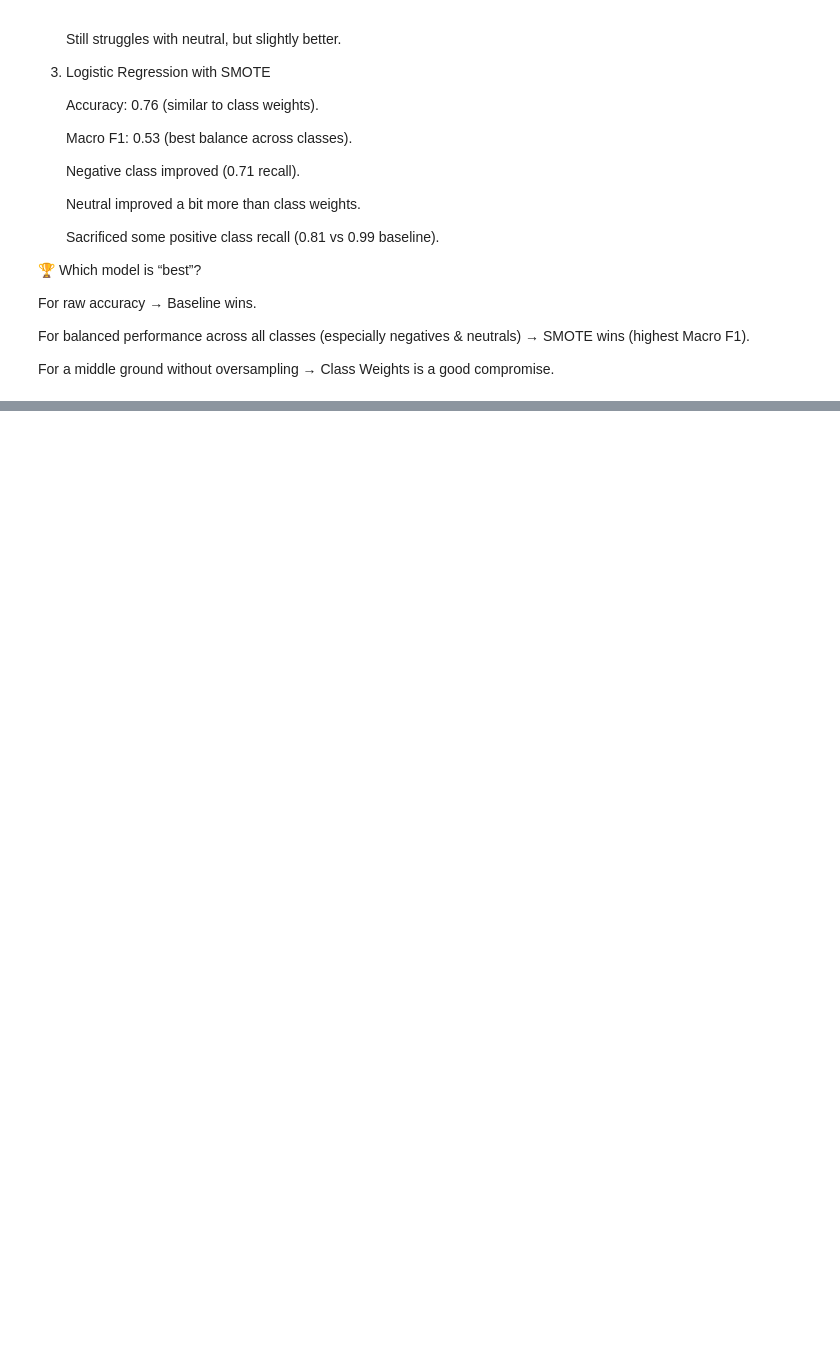
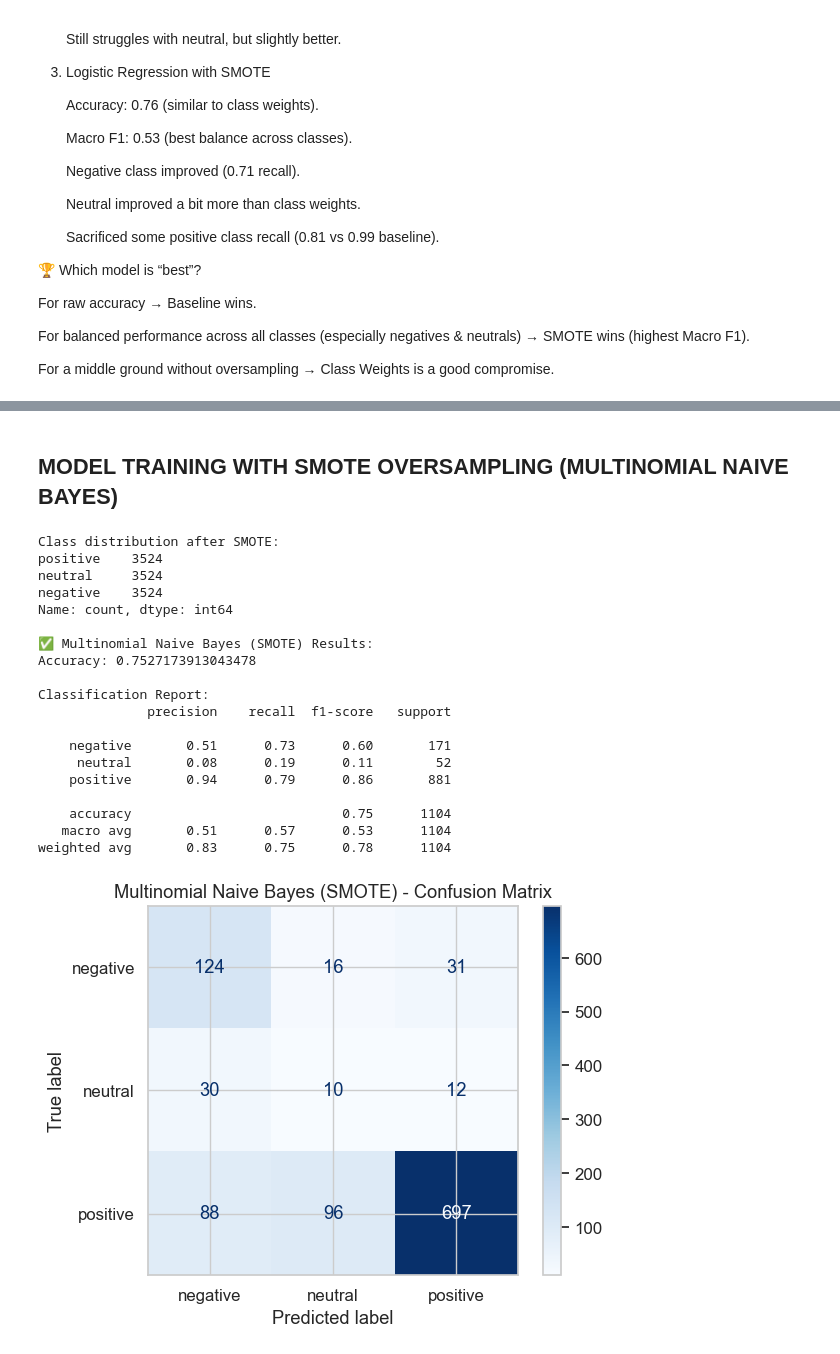
Before and after one commit to jedidahkathure/Customer-Sentiments-Analysis, a Jupyter notebook: safaricom_airtel_analysis.ipynb, the cells around one changed output, grey strips where cells are left out. Cells and saved outputs as stored; diff of their text form; code cells hidden in the pictures; blank space fills up the shorter version.

```diff
--- a/safaricom_airtel_analysis.ipynb
+++ b/safaricom_airtel_analysis.ipynb
@@ -1911,0 +2102,62 @@ For a middle ground without oversampling → Class Weights is a good compromise.
+# %% [markdown]
+## MODEL TRAINING WITH SMOTE OVERSAMPLING (MULTINOMIAL NAIVE BAYES)
+# %%
+# ============================================================
+# STEP 11 — MODEL TRAINING WITH SMOTE OVERSAMPLING (MULTINOMIAL NAIVE BAYES)
+# ============================================================
+# What this does:
+# - Applies SMOTE to training data to handle class imbalance
+# - Trains Multinomial Naive Bayes on resampled data
+# - Evaluates on test set with accuracy, classification report, confusion matrix
+# ============================================================
+
+from imblearn.over_sampling import SMOTE
+from sklearn.naive_bayes import MultinomialNB
+from sklearn.metrics import classification_report, accuracy_score, ConfusionMatrixDisplay
+import matplotlib.pyplot as plt
+
+# Apply SMOTE only on training set
+smote = SMOTE(random_state=42)
+X_train_sm, y_train_sm = smote.fit_resample(X_train, y_train)
+
+print("Class distribution after SMOTE:")
+print(pd.Series(y_train_sm).value_counts())
+
+# Train Multinomial Naive Bayes on resampled data
+mnb_smote = MultinomialNB()
+mnb_smote.fit(X_train_sm, y_train_sm)
+
+# Predictions
+y_pred_smote_mnb = mnb_smote.predict(X_test)
+
+# Evaluation
+print("\n✅ Multinomial Naive Bayes (SMOTE) Results:")
+print("Accuracy:", accuracy_score(y_test, y_pred_smote_mnb))
+print("\nClassification Report:")
+print(classification_report(y_test, y_pred_smote_mnb, zero_division=0))
+
+# Confusion Matrix
+ConfusionMatrixDisplay.from_predictions(y_test, y_pred_smote_mnb, cmap="Blues")
+plt.title("Multinomial Naive Bayes (SMOTE) - Confusion Matrix")
+plt.show()
+# %% [output]
+Class distribution after SMOTE:
+positive    3524
+neutral     3524
+negative    3524
+Name: count, dtype: int64
+
+✅ Multinomial Naive Bayes (SMOTE) Results:
+Accuracy: 0.7527173913043478
+
+Classification Report:
+              precision    recall  f1-score   support
+
+    negative       0.51      0.73      0.60       171
+     neutral       0.08      0.19      0.11        52
+    positive       0.94      0.79      0.86       881
+
+    accuracy                           0.75      1104
+   macro avg       0.51      0.57      0.53      1104
+weighted avg       0.83      0.75      0.78      1104
+[figure, added]
```
Also changed, not shown: parts of 23 cells of this notebook, 13 other files.
